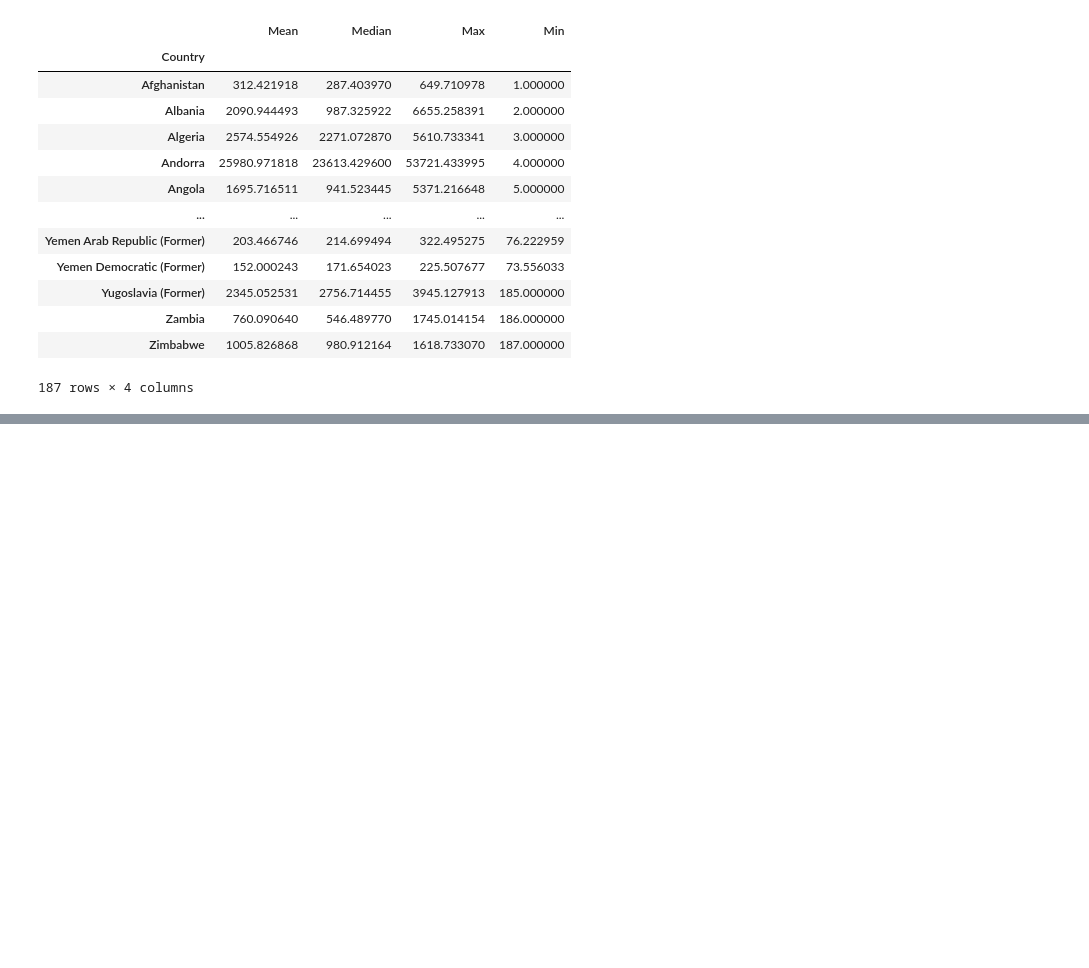
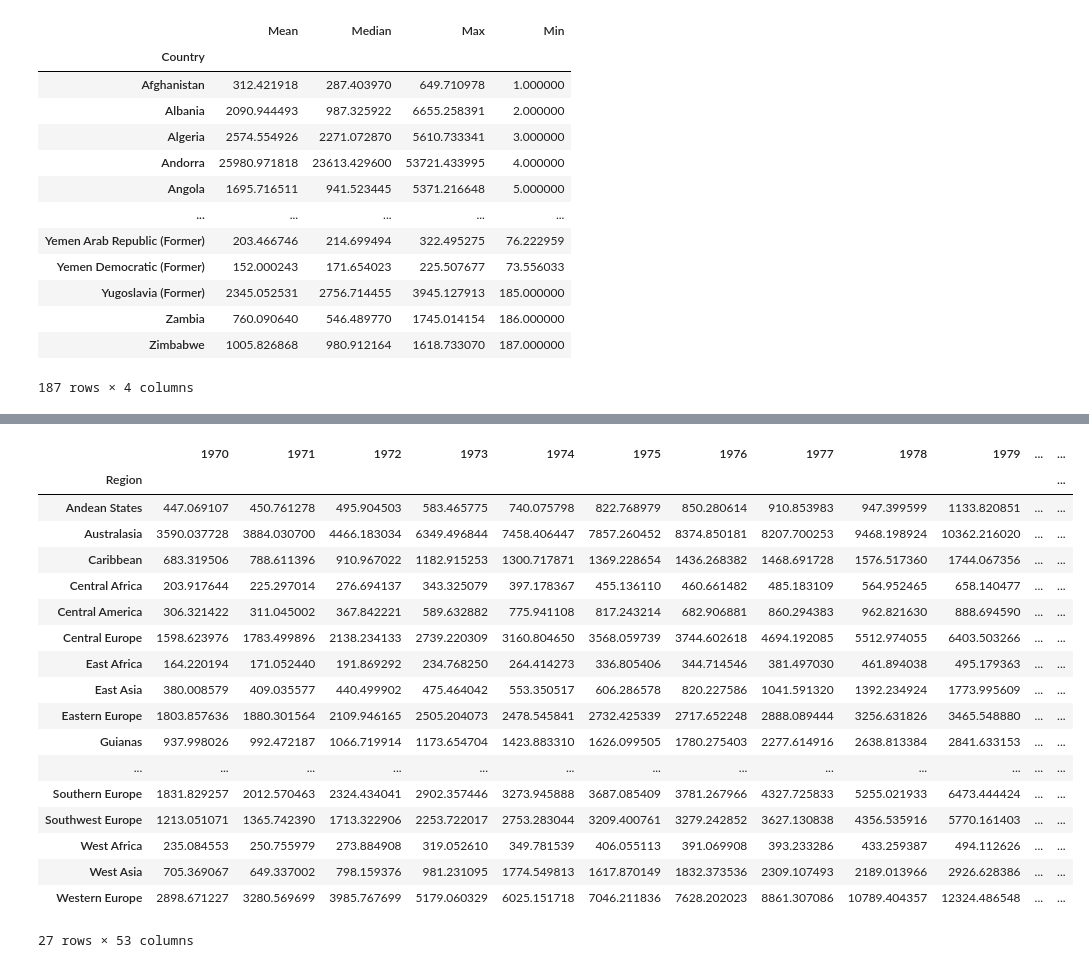
Before and after one commit to connerdekok/Country_GDP, a Jupyter notebook: Country_GDP.ipynb, the cells around one changed output, grey strips where cells are left out. Saved outputs shown, nothing was run; the diff lists cells and outputs as text; code cells hidden in the pictures; blank space fills up the shorter version.

```diff
--- a/Country_GDP.ipynb
+++ b/Country_GDP.ipynb
@@ -84,0 +83,10 @@ Zane End
+# %%
+# Create DataFrame with continent and region columns
+cont_region = pd.read_csv("data/continents_and_regions.csv")
+
+# Merge this DataFrame with the main GDP
+cont_region_df = pd.merge(cont_region, df, how="outer", on=["Country", "Country"])
+
+# Display new DataFrame
+cont_region_df.drop(columns=["Sr.No"], inplace=True)
+cont_region_df
@@ -84,0 +152,31 @@ Zane End
+# %%
+# Find median GDP by region
+
+regions_70_90_median = df_70_90.drop(columns=["Country","Continent"], axis = 1).groupby(["Region"]).median()
+regions_91_93_median = df_91_93.drop(columns=["Country","Continent"], axis = 1).groupby(["Region"]).median()
+regions_94_10_median = df_94_10.drop(columns=["Country","Continent"], axis = 1).groupby(["Region"]).median()
+regions_11_12_median = df_11_12.drop(columns=["Country","Continent"], axis = 1).groupby(["Region"]).median()
+regions_13_22_median = df_13_22.drop(columns=["Country","Continent"], axis = 1).groupby(["Region"]).median()
+
+regions_median = pd.concat(objs =[regions_70_90_median, regions_91_93_median, regions_94_10_median, regions_11_12_median, regions_13_22_median], axis = 1)
+regions_median
+# %% [output]
+|  | 1970 | 1971 | 1972 | 1973 | 1974 | 1975 | 1976 | 1977 | 1978 | 1979 | ... | ... |
+| Region |  |  |  |  |  |  |  |  |  |  |  | ... |
+| Andean States | 447.069107 | 450.761278 | 495.904503 | 583.465775 | 740.075798 | 822.768979 | 850.280614 | 910.853983 | 947.399599 | 1133.820851 | ... | ... |
+| Australasia | 3590.037728 | 3884.030700 | 4466.183034 | 6349.496844 | 7458.406447 | 7857.260452 | 8374.850181 | 8207.700253 | 9468.198924 | 10362.216020 | ... | ... |
+| Caribbean | 683.319506 | 788.611396 | 910.967022 | 1182.915253 | 1300.717871 | 1369.228654 | 1436.268382 | 1468.691728 | 1576.517360 | 1744.067356 | ... | ... |
+| Central Africa | 203.917644 | 225.297014 | 276.694137 | 343.325079 | 397.178367 | 455.136110 | 460.661482 | 485.183109 | 564.952465 | 658.140477 | ... | ... |
+| Central America | 306.321422 | 311.045002 | 367.842221 | 589.632882 | 775.941108 | 817.243214 | 682.906881 | 860.294383 | 962.821630 | 888.694590 | ... | ... |
+| Central Europe | 1598.623976 | 1783.499896 | 2138.234133 | 2739.220309 | 3160.804650 | 3568.059739 | 3744.602618 | 4694.192085 | 5512.974055 | 6403.503266 | ... | ... |
+| East Africa | 164.220194 | 171.052440 | 191.869292 | 234.768250 | 264.414273 | 336.805406 | 344.714546 | 381.497030 | 461.894038 | 495.179363 | ... | ... |
+| East Asia | 380.008579 | 409.035577 | 440.499902 | 475.464042 | 553.350517 | 606.286578 | 820.227586 | 1041.591320 | 1392.234924 | 1773.995609 | ... | ... |
+| Eastern Europe | 1803.857636 | 1880.301564 | 2109.946165 | 2505.204073 | 2478.545841 | 2732.425339 | 2717.652248 | 2888.089444 | 3256.631826 | 3465.548880 | ... | ... |
+| Guianas | 937.998026 | 992.472187 | 1066.719914 | 1173.654704 | 1423.883310 | 1626.099505 | 1780.275403 | 2277.614916 | 2638.813384 | 2841.633153 | ... | ... |
+| ... | ... | ... | ... | ... | ... | ... | ... | ... | ... | ... | ... | ... |
+| Southern Europe | 1831.829257 | 2012.570463 | 2324.434041 | 2902.357446 | 3273.945888 | 3687.085409 | 3781.267966 | 4327.725833 | 5255.021933 | 6473.444424 | ... | ... |
+| Southwest Europe | 1213.051071 | 1365.742390 | 1713.322906 | 2253.722017 | 2753.283044 | 3209.400761 | 3279.242852 | 3627.130838 | 4356.535916 | 5770.161403 | ... | ... |
+| West Africa | 235.084553 | 250.755979 | 273.884908 | 319.052610 | 349.781539 | 406.055113 | 391.069908 | 393.233286 | 433.259387 | 494.112626 | ... | ... |
+| West Asia | 705.369067 | 649.337002 | 798.159376 | 981.231095 | 1774.549813 | 1617.870149 | 1832.373536 | 2309.107493 | 2189.013966 | 2926.628386 | ... | ... |
+| Western Europe | 2898.671227 | 3280.569699 | 3985.767699 | 5179.060329 | 6025.151718 | 7046.211836 | 7628.202023 | 8861.307086 | 10789.404357 | 12324.486548 | ... | ... |
+27 rows × 53 columns
```
Also changed, not shown: parts of 22 cells of this notebook, 1 other file.
